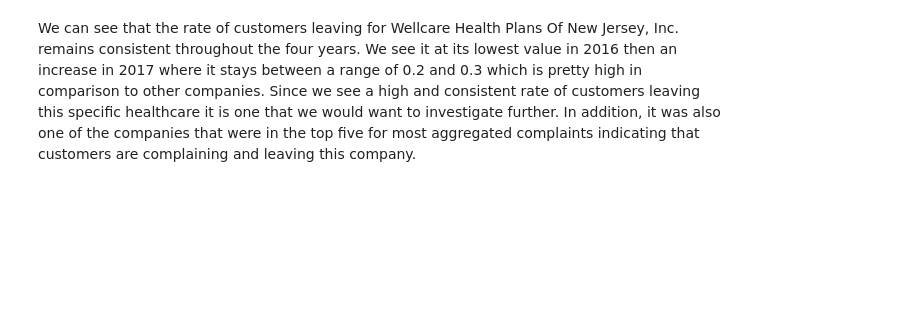
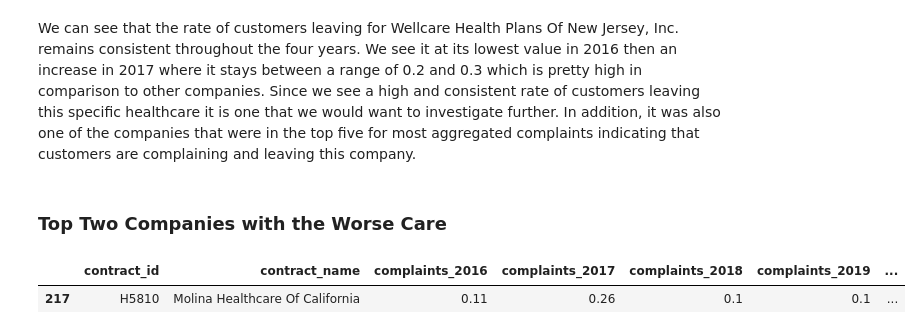
Before and after one commit to kassandratrejo/StatsForecast, a Jupyter notebook: Emendata.ipynb, the cells around one changed output. Drawn from its saved outputs; the diff is of its cells as text; code cells hidden in the pictures; blank space fills up the shorter version.

Commit message:
titles and top two care

```diff
--- a/Emendata.ipynb
+++ b/Emendata.ipynb
@@ -416,3 +422,10 @@ chart
 [interactive output not drawn]
 # %% [markdown]
 We can see that the rate of customers leaving for Wellcare Health Plans Of New Jersey, Inc. remains consistent throughout the four years. We see it at its lowest value in 2016 then an increase in 2017 where it stays between a range of 0.2 and 0.3 which is pretty high in comparison to other companies. Since we see a high and consistent rate of customers leaving this specific healthcare it is one that we would want to investigate further. In addition, it was also one of the companies that were in the top five for most aggregated complaints indicating that customers are complaining and leaving this company.
+# %% [markdown]
+### Top Two Companies with the Worse Care
+# %%
+data[data['contract_name'] == 'Molina Healthcare Of California']
+# %% [output]
+|  | contract_id | contract_name | complaints_2016 | complaints_2017 | complaints_2018 | complaints_2019 | ... |
+| 217 | H5810 | Molina Healthcare Of California | 0.11 | 0.26 | 0.1 | 0.1 | ... |
```
Also changed, not shown: parts of 10 cells of this notebook.
